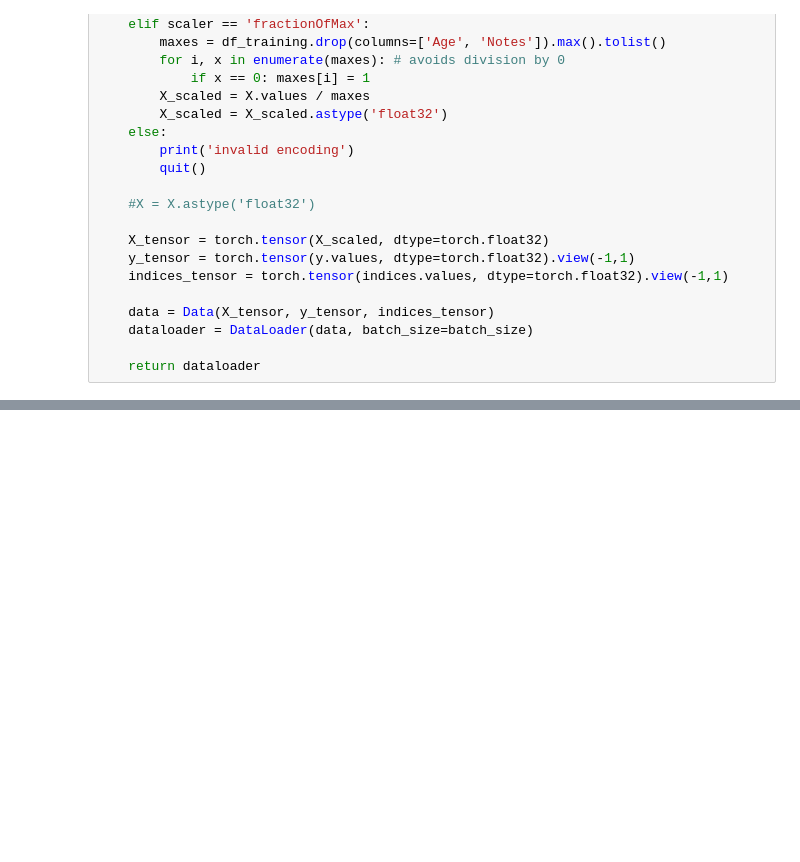
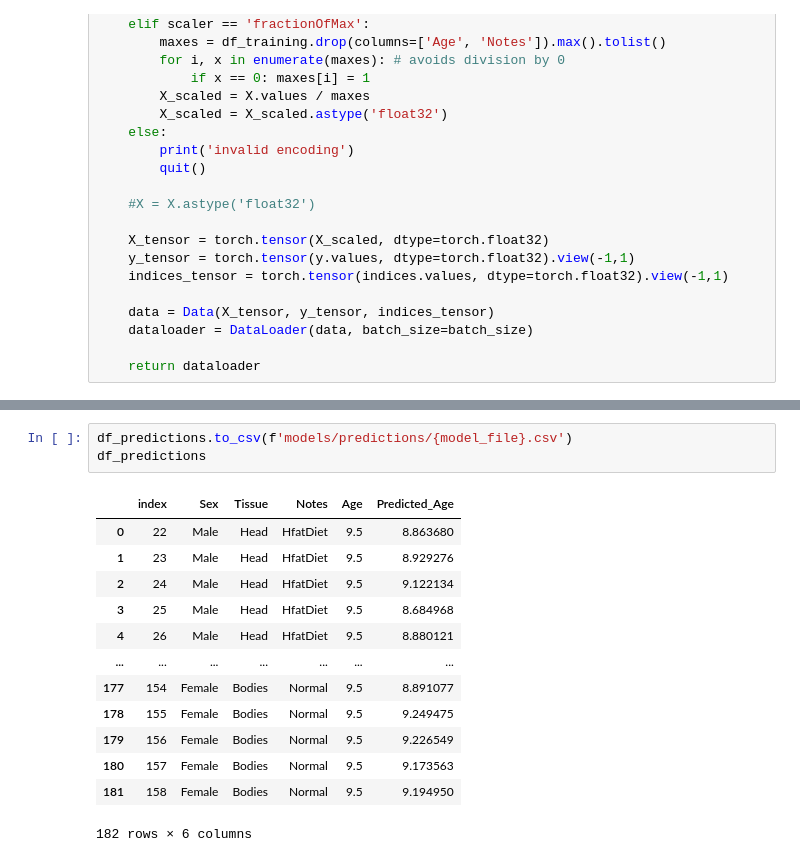
Before and after one commit to leizhou69/DiAGE, a Jupyter notebook: nn/test_hi_fat.ipynb, the cells around one changed output, grey strips where cells are left out. Cells and saved outputs as stored; diff of their text form; blank space fills up the shorter version.

```diff
--- a/nn/test_hi_fat.ipynb
+++ b/nn/test_hi_fat.ipynb
@@ -369,2 +340,19 @@ RMSE Loss: 0.4202242982063649
+# %%
+df_predictions.to_csv(f'models/predictions/{model_file}.csv')
+df_predictions
+# %% [output]
+|  | index | Sex | Tissue | Notes | Age | Predicted_Age |
+| 0 | 22 | Male | Head | HfatDiet | 9.5 | 8.863680 |
+| 1 | 23 | Male | Head | HfatDiet | 9.5 | 8.929276 |
+| 2 | 24 | Male | Head | HfatDiet | 9.5 | 9.122134 |
+| 3 | 25 | Male | Head | HfatDiet | 9.5 | 8.684968 |
+| 4 | 26 | Male | Head | HfatDiet | 9.5 | 8.880121 |
+| ... | ... | ... | ... | ... | ... | ... |
+| 177 | 154 | Female | Bodies | Normal | 9.5 | 8.891077 |
+| 178 | 155 | Female | Bodies | Normal | 9.5 | 9.249475 |
+| 179 | 156 | Female | Bodies | Normal | 9.5 | 9.226549 |
+| 180 | 157 | Female | Bodies | Normal | 9.5 | 9.173563 |
+| 181 | 158 | Female | Bodies | Normal | 9.5 | 9.194950 |
+182 rows × 6 columns
 # %%
 # Calculate means and standard deviations for each group
```
Also changed, not shown: parts of 8 cells of this notebook, 10 other files.
